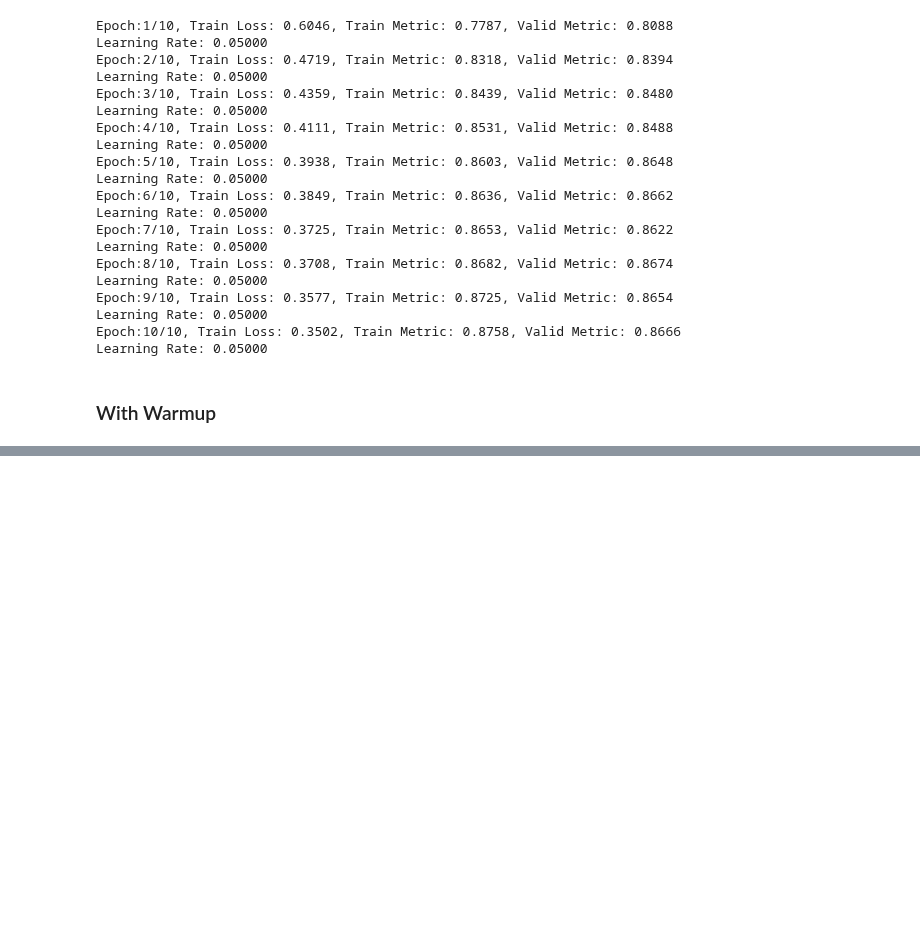
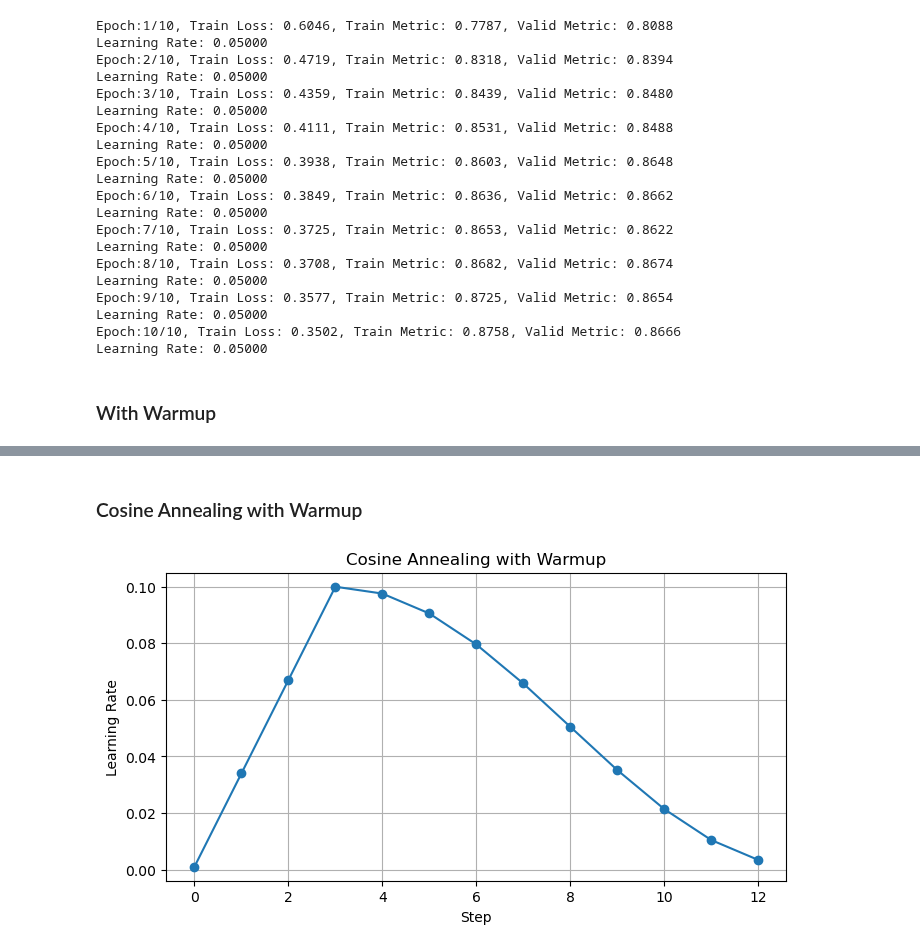
Before and after one commit to ShindeShivam/Machine-Learning, a Jupyter notebook: Deep-Learning-with-Pytorch/2.Training-Deep-Neural-Network/training_deep_neural_nets.ipynb, the cells around one changed output, grey strips where cells are left out. Cells and saved outputs as stored; diff of their text form; code cells hidden in the pictures; blank space fills up the shorter version.

```diff
--- a/Deep-Learning-with-Pytorch/2.Training-Deep-Neural-Network/training_deep_neural_nets.ipynb
+++ b/Deep-Learning-with-Pytorch/2.Training-Deep-Neural-Network/training_deep_neural_nets.ipynb
@@ -776,0 +852,44 @@ Learning Rate: 0.05000
+# %% [markdown]
+### Cosine Annealing with Warmup
+# %%
+import torch
+import math
+import matplotlib.pyplot as plt
+
+def cosine_with_warmup_lambda(current_step,eta_min=0.001,eta_max=0.1,warmup_steps=3, total_steps=13):
+    base_lr = eta_max
+    if current_step < warmup_steps:
+        # Linear warmup
+        lr = eta_min + (eta_max - eta_min) * current_step / warmup_steps
+    else:
+        # Cosine decay
+        lr = eta_min + 0.5* (eta_max - eta_min) *(
+            1+ math.cos(math.pi*(current_step-warmup_steps)/(total_steps-warmup_steps)))
+    return lr / base_lr  # scaling factor
+
+# Dummy model
+model = torch.nn.Linear(10, 2)
+learning_rate = 0.1
+optimizer = torch.optim.SGD(model.parameters(), lr=learning_rate)
+
+# Scheduler
+total_steps = 13
+scheduler = torch.optim.lr_scheduler.LambdaLR(
+    optimizer, lr_lambda=lambda step: cosine_with_warmup_lambda(step,eta_min=0.001,eta_max=learning_rate, warmup_steps=3, total_steps=total_steps)
+)
+
+lrs = []
+for step in range(total_steps):
+    lrs.append(optimizer.param_groups[0]['lr'])
+    optimizer.step()
+    scheduler.step()
+
+plt.figure(figsize=(8,4))
+plt.plot(range(total_steps), lrs, marker="o")
+plt.title("Cosine Annealing with Warmup")
+plt.xlabel("Step")
+plt.ylabel("Learning Rate")
+plt.grid(True)
+plt.show()
+# %% [output]
+[figure, added]
```
Also changed, not shown: parts of 10 cells of this notebook.
